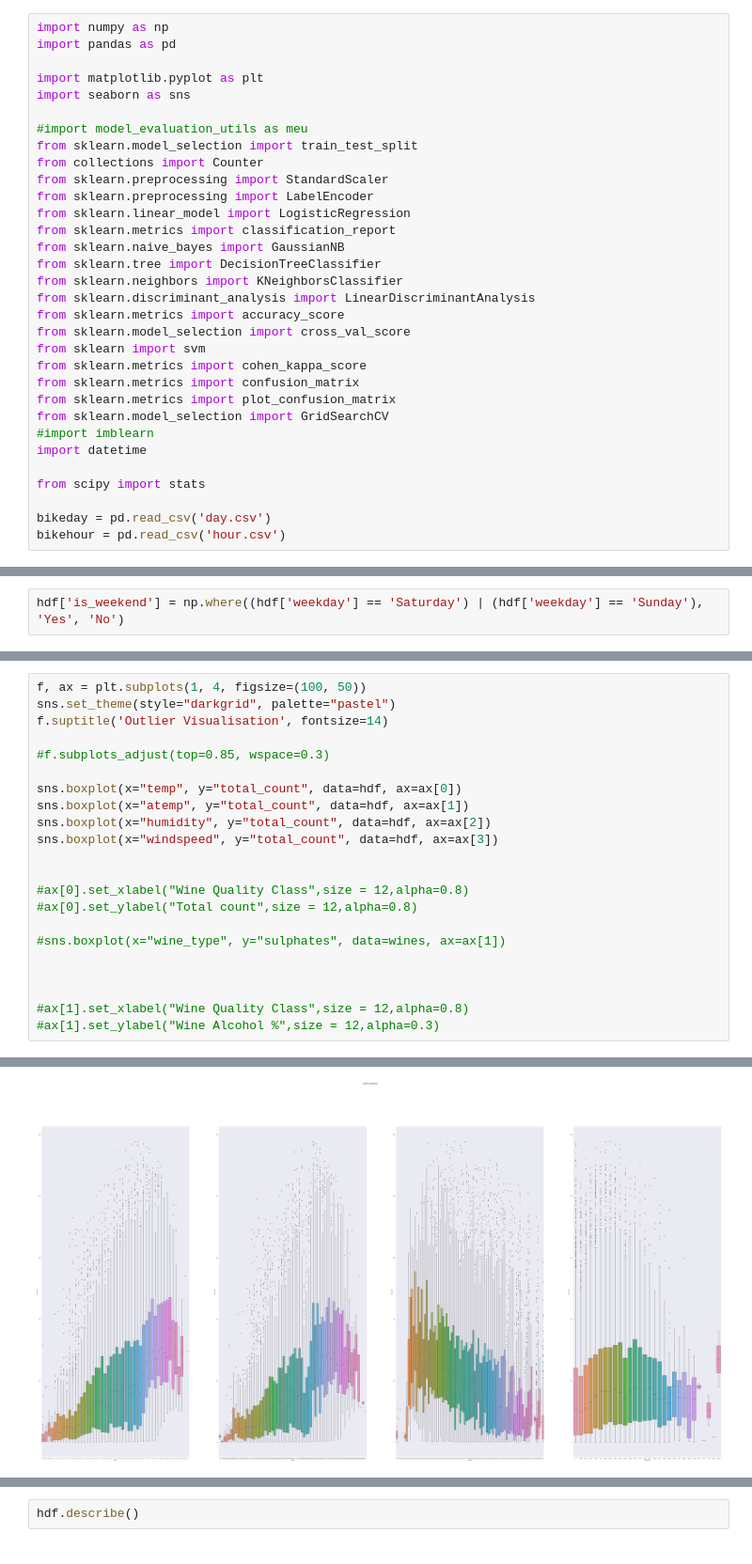
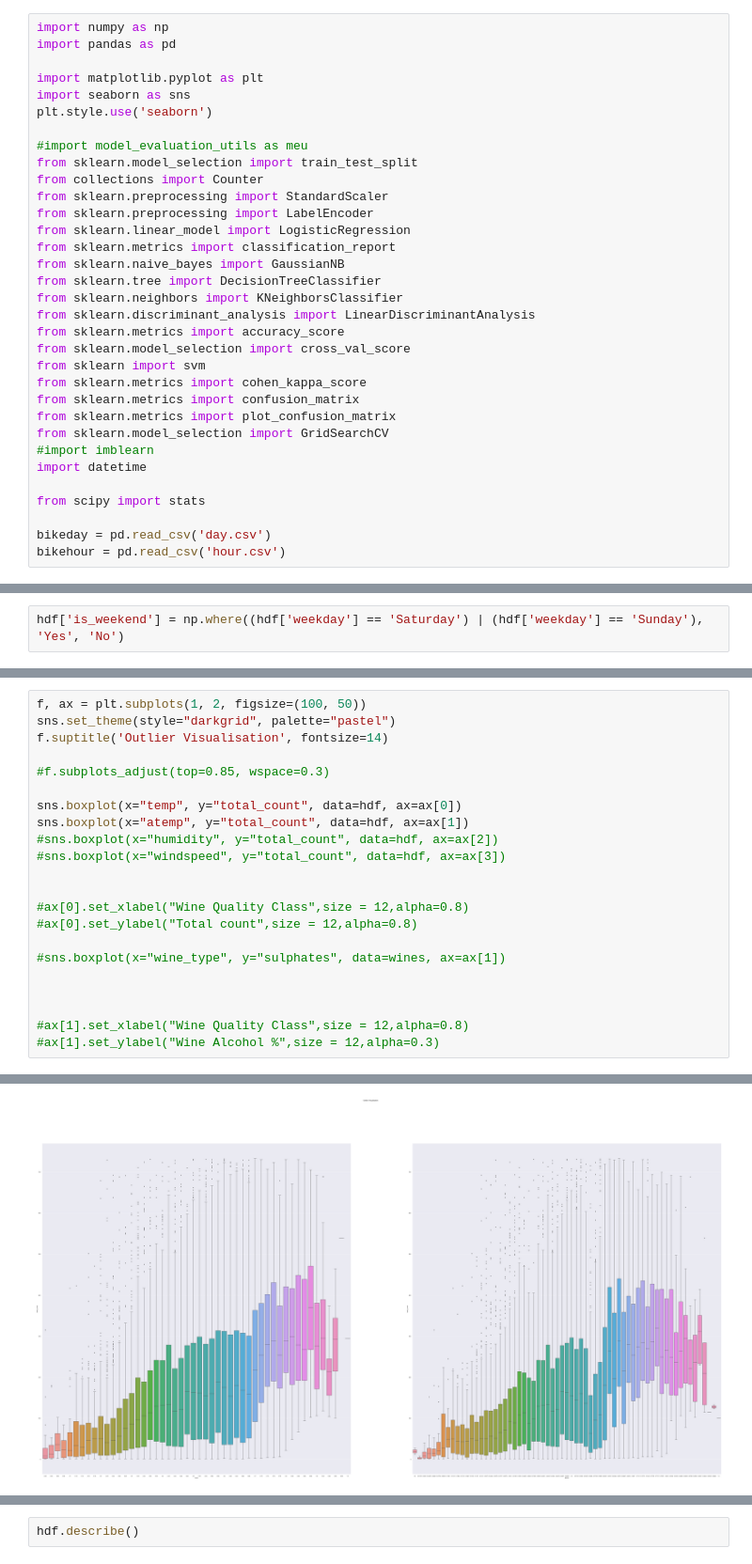
Before and after one commit to shekharbiswas/antelope, a Jupyter notebook: bikesharing.ipynb, the cells around one changed output, grey strips where cells are left out. Shown at 94% size. Cells and saved outputs as stored; diff of their text form.

```diff
--- a/bikesharing.ipynb
+++ b/bikesharing.ipynb
@@ -4,6 +4,7 @@ import pandas as pd
 
 import matplotlib.pyplot as plt
 import seaborn as sns
+plt.style.use('seaborn')
 
 #import model_evaluation_utils as meu
 from sklearn.model_selection import train_test_split
@@ -255,5 +253,5 @@ sns.distplot(hdf.total_count);
 # %%
-f, ax = plt.subplots(1, 4, figsize=(100, 50))
+f, ax = plt.subplots(1, 2, figsize=(100, 50))
 sns.set_theme(style="darkgrid", palette="pastel")
 f.suptitle('Outlier Visualisation', fontsize=14)
 
@@ -261,8 +259,8 @@ f.suptitle('Outlier Visualisation', fontsize=14)
 
 sns.boxplot(x="temp", y="total_count", data=hdf, ax=ax[0])
 sns.boxplot(x="atemp", y="total_count", data=hdf, ax=ax[1])
-sns.boxplot(x="humidity", y="total_count", data=hdf, ax=ax[2])
-sns.boxplot(x="windspeed", y="total_count", data=hdf, ax=ax[3])
+#sns.boxplot(x="humidity", y="total_count", data=hdf, ax=ax[2])
+#sns.boxplot(x="windspeed", y="total_count", data=hdf, ax=ax[3])
 
 
 #ax[0].set_xlabel("Wine Quality Class",size = 12,alpha=0.8)
@@ -279 +277 @@ sns.boxplot(x="windspeed", y="total_count", data=hdf, ax=ax[3])
-[figure, old version]
+[figure, new version]
```
Also changed, not shown: parts of 6 cells of this notebook, 7 other files.
